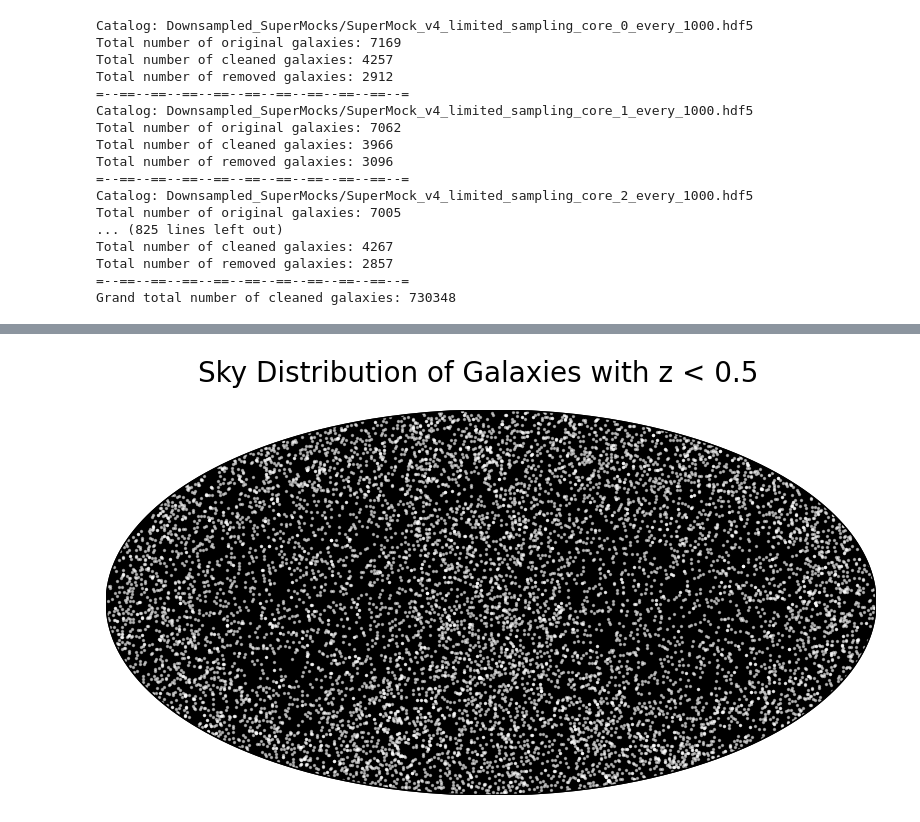
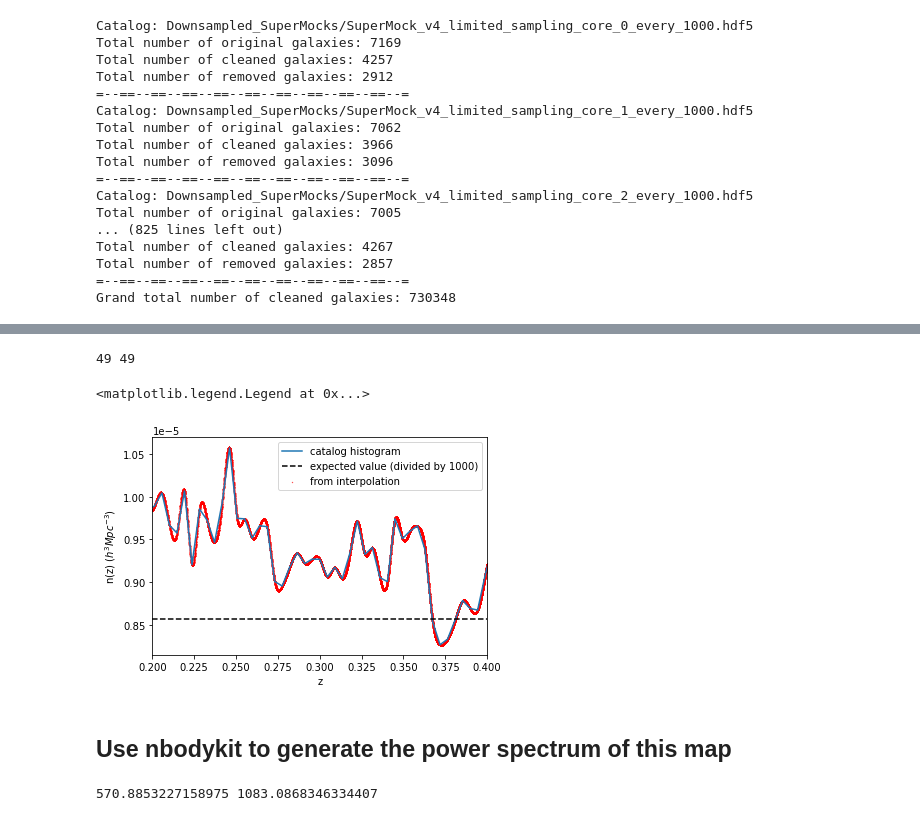
Before and after one commit to jadamo/spherex-lowk, a Jupyter notebook: lkl-testbed.ipynb, the cells around one changed output, grey strips where cells are left out. Saved outputs shown, nothing was run; the diff lists cells and outputs as text; code cells hidden in the pictures.

Commit message:
power spectrum generation test code

```diff
--- a/lkl-testbed.ipynb
+++ b/lkl-testbed.ipynb
@@ -63,32 +89,0 @@ plt.legend()
-# %%
-# visualize the cut sample's distribution on the full sky
-fig = plt.figure(figsize=(10, 5))
-
-##########################
-ax = fig.add_subplot(111)
-
-# Only plotting random 10,000 galaxies
-n_gal = 10000
-random_gal_indices = np.random.randint(low=0, high=ra_cut.shape[0], size=n_gal)
-
-ra_octant = ra_cut[random_gal_indices]
-dec_octant = dec_cut[random_gal_indices]
-
-# Define the orthographic projection centered on the equator and prime meridian
-m = Basemap(projection='moll', lat_0=-60, lon_0=90, resolution='c')
-# Convert RA, Dec to x, y coordinates for plotting
-x, y = m(ra_octant, dec_octant)
-
-# Plot the sky distribution
-m.scatter(x, y, s=2, c='white', alpha=0.5, edgecolors='w', linewidth=1)
-
-# Draw parallels and meridians
-# m.drawparallels(np.arange(-90.,90.,22.5), color='yellow', textcolor='yellow', linewidth=2)
-# m.drawmeridians(np.arange(0.,360.,22.5), color='yellow', textcolor='yellow', linewidth=2)
-m.drawmapboundary(fill_color='black')
-# m.drawcoastlines(color='black', linewidth=0.5)
-
-plt.suptitle('Sky Distribution of Galaxies with z < 0.5', fontsize=20)
-plt.show()
-# %% [output]
-[figure, removed]
@@ -94,0 +124,29 @@ plt.show()
+# %%
+# create a nbar vector with a n(z) value for every redshift
+# do this by using interpolation from the above plot
+#V = get_survey_volume(np.amin(redshift_cut), 0.55, cosmo)
+
+nbar, z_edges = np.histogram(redshift, bins=np.linspace(min_z-0.01, max_z+0.01, 50))
+dV_dz = get_dVolume_dz(z_edges, cosmo)
+
+print(len(nbar), len(dV_dz))
+nbar = nbar / dV_dz
+z_centers = np.zeros(len(nbar))
+for i in range(len(z_centers)):
+    z_centers[i] = (z_edges[i] + z_edges[i+1]) / 2.
+
+nbar_func = InterpolatedUnivariateSpline(z_centers, nbar)
+nbar_cut = nbar_func(redshift_cut)
+
+plt.figure()
+plt.scatter(redshift_cut, nbar_cut, s=0.1, c="red", label="from interpolation")
+plt.plot(z_centers, nbar, label="catalog histogram")
+plt.axhline(0.00857 / 1000, c="black", ls="--", label="expected value (divided by 1000)")
+plt.xlim(min_z, max_z)
+plt.xlabel("z")
+plt.ylabel(r"n(z) $(h^{3} Mpc^{-3})$")
+plt.legend()
+# %% [output]
+49 49
+<matplotlib.legend.Legend at 0x...>
+[figure, added]
@@ -94,0 +184,2 @@ plt.show()
+# %% [markdown]
+## Use nbodykit to generate the power spectrum of this map
@@ -94,0 +230,14 @@ plt.show()
+# %%
+# transform coordinates
+data['Position'] = SkyToCartesian(data['ra'], data['dec'], data['z'], degrees=True, cosmo=cosmo)
+
+#random = create_box_randoms(len(data["ra"]), data)
+random = create_survey_randoms(len(ra_cut)*10, min_z, max_z, cosmo)
+random["ra"], random["dec"], random["z"] = CartesianToSky(random["Position"], cosmo)
+
+random["nbar"] = nbar_func(random["z"])
+
+#x, y, z = radec_to_cartesian(ra_cut, dec_cut, redshift_cut)
+#print(np.amax(x) - np.amin(x), np.amax(redshift_cut))
+# %% [output]
+570.8853227158975 1083.0868346334407
```
Also changed, not shown: parts of 14 cells of this notebook, 1 other file.
